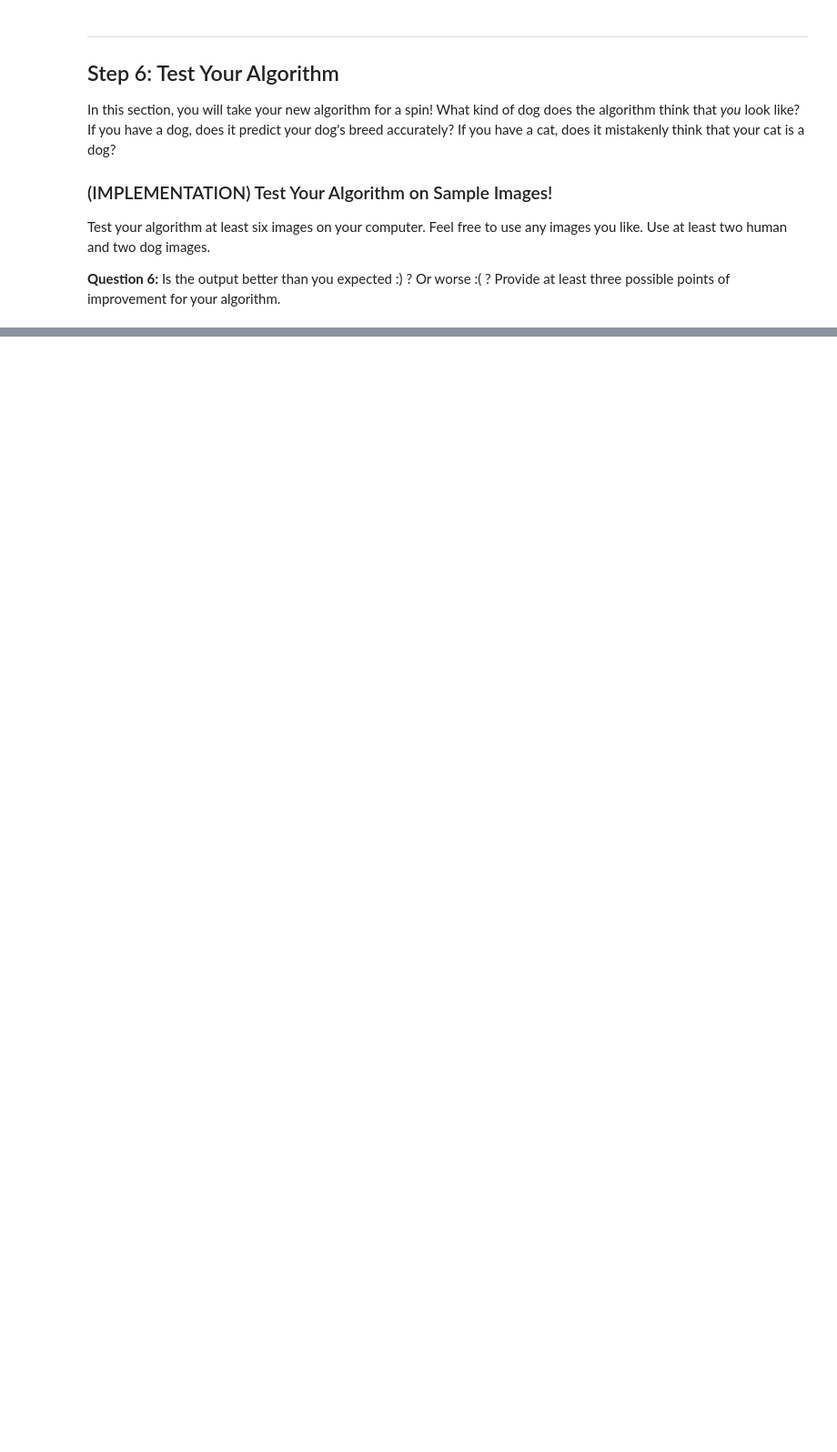
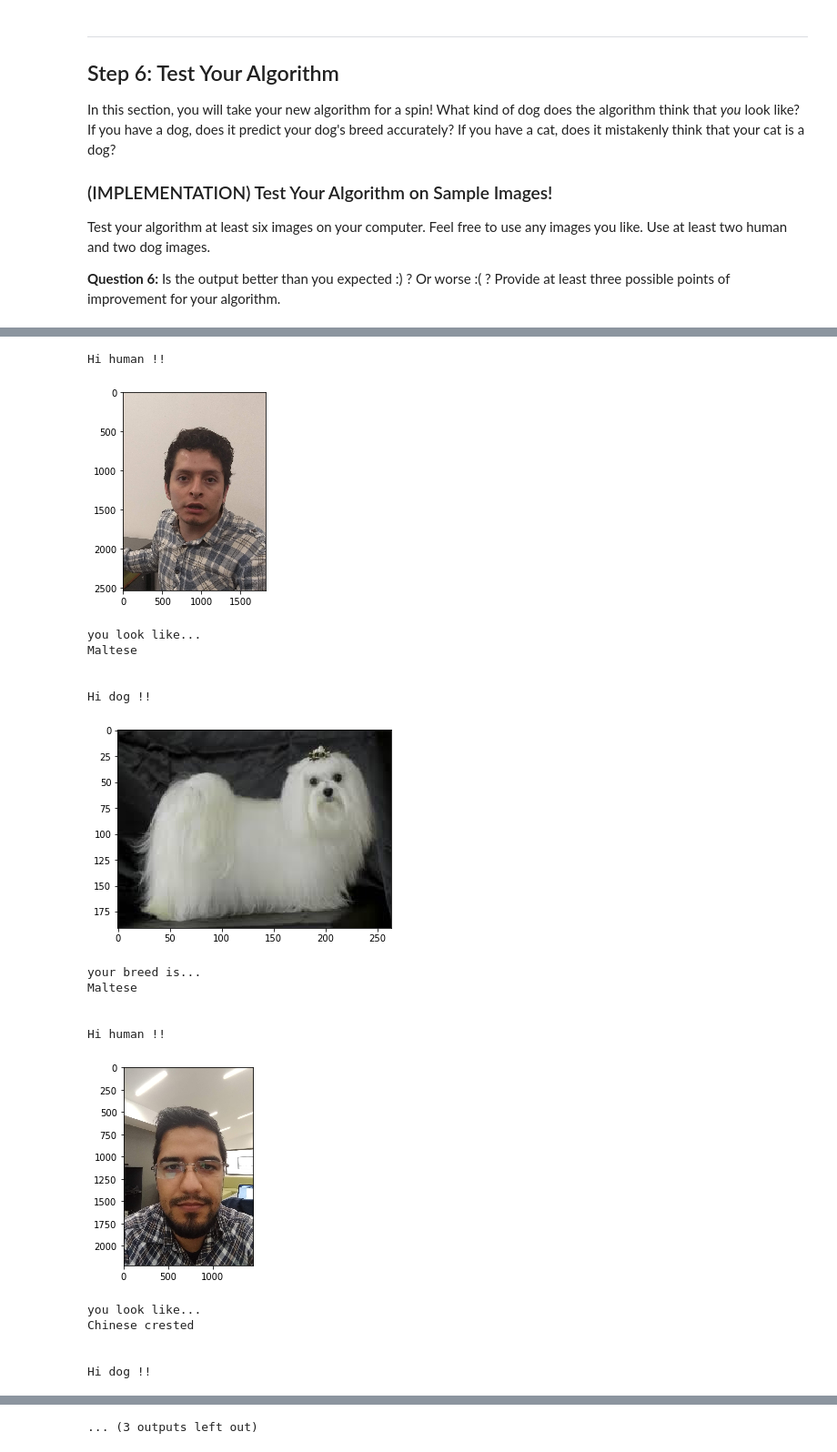
Before and after one commit to NajeraVictor/dog_breed, a Jupyter notebook: dog_app.ipynb, the cells around one changed output, grey strips where cells are left out. Shown at 91% size. Drawn from its saved outputs; the diff is of its cells as text; code cells hidden in the pictures; blank space fills up the shorter version.

```diff
--- a/dog_app.ipynb
+++ b/dog_app.ipynb
@@ -851,8 +948,35 @@ __Answer:__ (Three possible points for improvement)
 # %%
 ## TODO: Execute your algorithm from Step 6 on
 ## at least 6 images on your computer.
 ## Feel free to use as many code cells as needed.
 
 ## suggested code, below
-for file in np.hstack((human_files[:3], dog_files[:3])):
+#for file in np.hstack((human_files[:3], dog_files[:3])):
+#    run_app(file)
+
+data_dir = "/user/"
+
+user_files = np.array(glob("user/*"))
+
+for file in user_files:
     run_app(file)
+# %% [output]
+Hi human !!
+[figure, added]
+you look like...
+Maltese
+
+
+Hi dog !!
+[figure, added]
+your breed is...
+Maltese
+
+
+Hi human !!
+[figure, added]
+you look like...
+Chinese crested
+
+
+Hi dog !!
@@ -858,0 +996 @@ for file in np.hstack((human_files[:3], dog_files[:3])):
+... (3 outputs left out)
```
Also changed, not shown: parts of 32 cells of this notebook.
